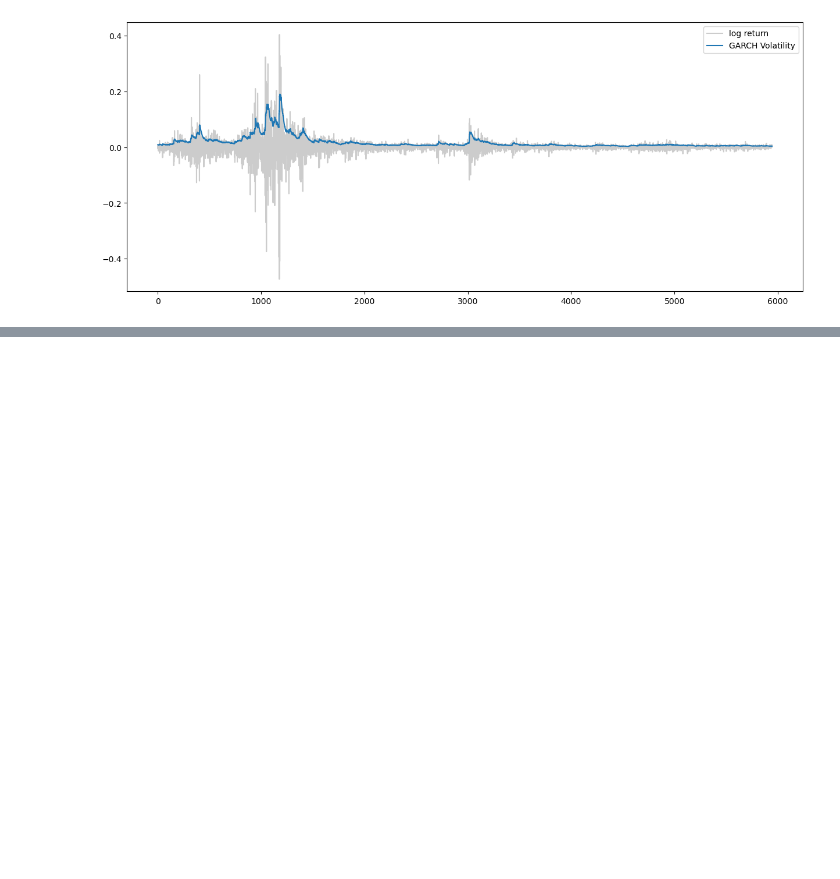
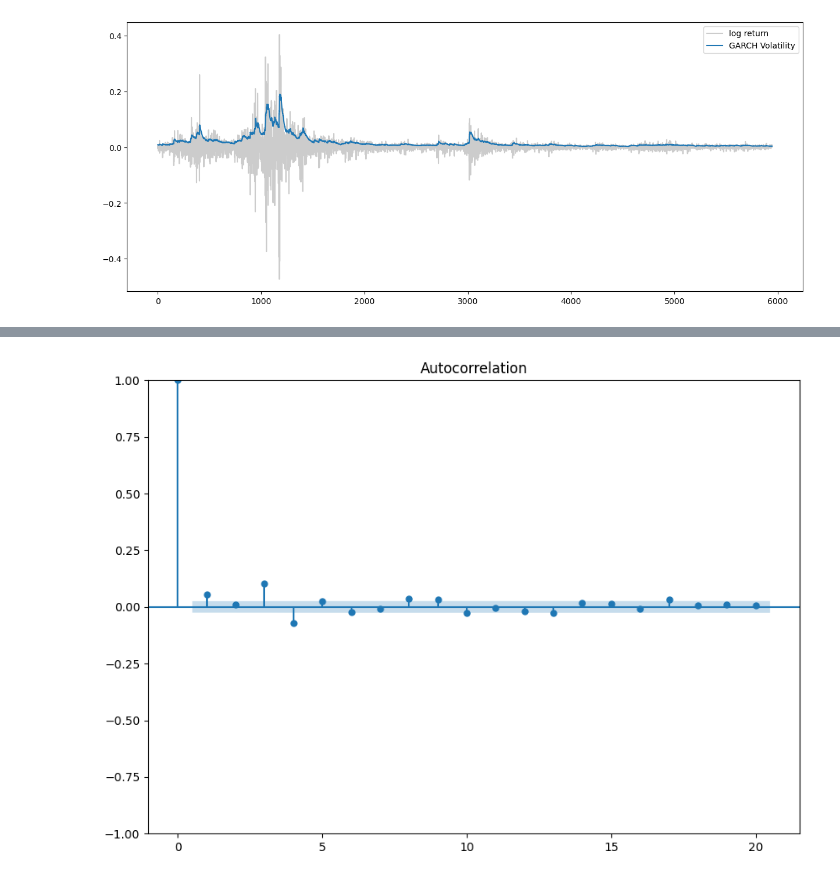
Before and after one commit to KlausZhangjt/TSA-FX, a Jupyter notebook: garch.ipynb, the cells around one changed output, grey strips where cells are left out. Saved outputs shown, nothing was run; the diff lists cells and outputs as text; code cells hidden in the pictures; blank space fills up the shorter version.

```diff
--- a/garch.ipynb
+++ b/garch.ipynb
@@ -148,0 +200,5 @@ plt.show()
+# %%
+sm.graphics.tsa.plot_acf(egarch_result.std_resid, lags=20)
+plt.show()
+# %% [output]
+[figure, added]
```
Also changed, not shown: parts of 10 cells of this notebook, 2 other files.
